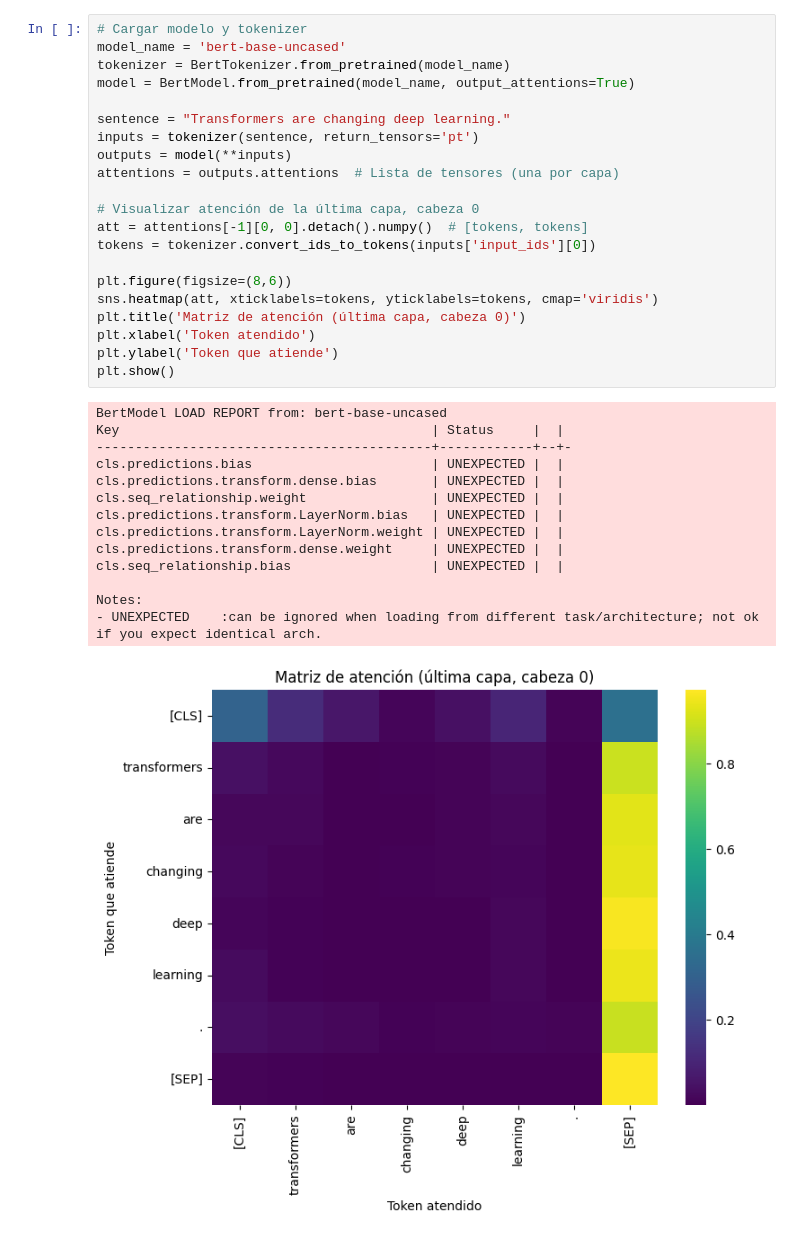
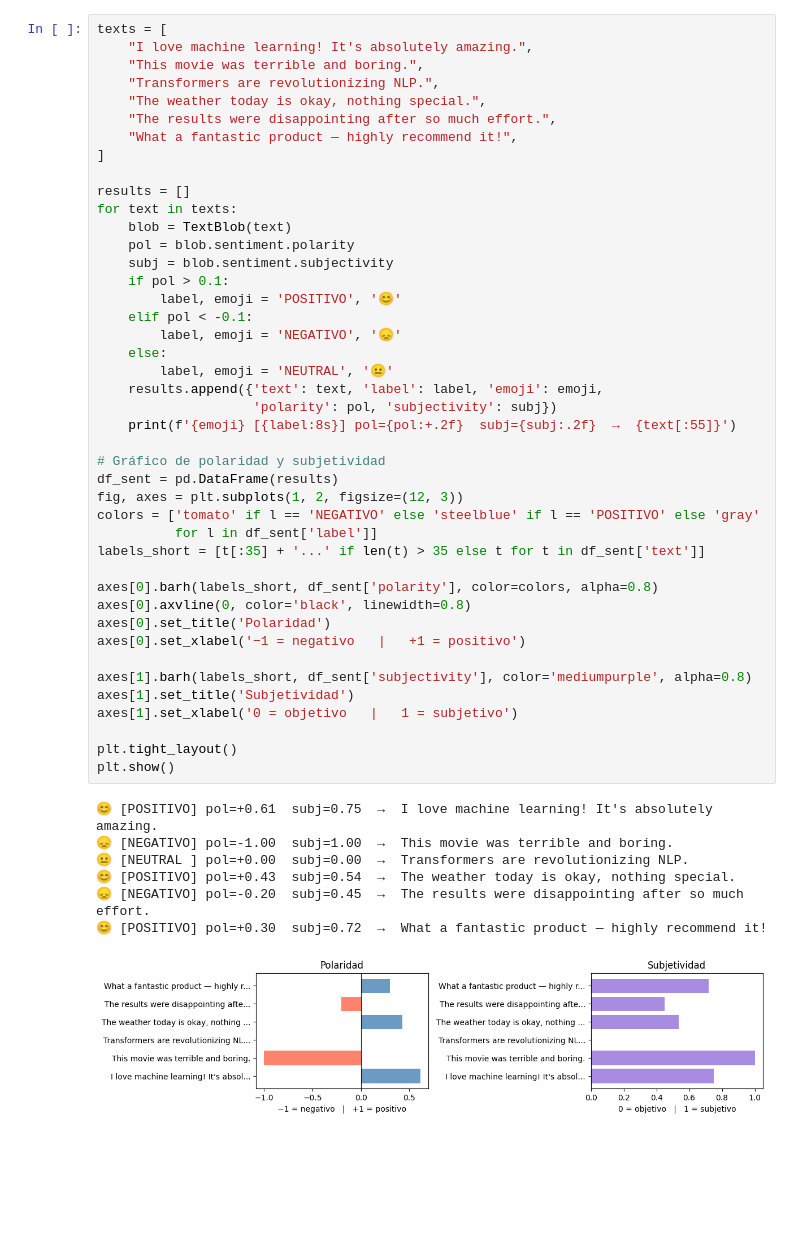
Before and after one commit to Andre8h/Deep_learning, a Jupyter notebook: NOTEBOOKS EXERCISES/07_transformers.ipynb, the cells around one changed output. Cells and saved outputs as stored; diff of their text form; blank space fills up the shorter version.

```diff
--- a/NOTEBOOKS EXERCISES/07_transformers.ipynb
+++ b/NOTEBOOKS EXERCISES/07_transformers.ipynb
@@ -90,36 +182,51 @@ Mostraremos cómo visualizar los pesos de atención de BERT.
 # %%
-# Cargar modelo y tokenizer
-model_name = 'bert-base-uncased'
-tokenizer = BertTokenizer.from_pretrained(model_name)
-model = BertModel.from_pretrained(model_name, output_attentions=True)
+texts = [
+    "I love machine learning! It's absolutely amazing.",
+    "This movie was terrible and boring.",
+    "Transformers are revolutionizing NLP.",
+    "The weather today is okay, nothing special.",
+    "The results were disappointing after so much effort.",
+    "What a fantastic product — highly recommend it!",
+]
 
-sentence = "Transformers are changing deep learning."
-inputs = tokenizer(sentence, return_tensors='pt')
-outputs = model(**inputs)
-attentions = outputs.attentions  # Lista de tensores (una por capa)
+results = []
+for text in texts:
+    blob = TextBlob(text)
+    pol = blob.sentiment.polarity
+    subj = blob.sentiment.subjectivity
+    if pol > 0.1:
+        label, emoji = 'POSITIVO', '😊'
+    elif pol < -0.1:
+        label, emoji = 'NEGATIVO', '😞'
+    else:
+        label, emoji = 'NEUTRAL', '😐'
+    results.append({'text': text, 'label': label, 'emoji': emoji,
+                    'polarity': pol, 'subjectivity': subj})
+    print(f'{emoji} [{label:8s}] pol={pol:+.2f}  subj={subj:.2f}  →  {text[:55]}')
 
-# Visualizar atención de la última capa, cabeza 0
-att = attentions[-1][0, 0].detach().numpy()  # [tokens, tokens]
-tokens = tokenizer.convert_ids_to_tokens(inputs['input_ids'][0])
+# Gráfico de polaridad y subjetividad
+df_sent = pd.DataFrame(results)
+fig, axes = plt.subplots(1, 2, figsize=(12, 3))
+colors = ['tomato' if l == 'NEGATIVO' else 'steelblue' if l == 'POSITIVO' else 'gray'
+          for l in df_sent['label']]
+labels_short = [t[:35] + '...' if len(t) > 35 else t for t in df_sent['text']]
 
-plt.figure(figsize=(8,6))
-sns.heatmap(att, xticklabels=tokens, yticklabels=tokens, cmap='viridis')
-plt.title('Matriz de atención (última capa, cabeza 0)')
-plt.xlabel('Token atendido')
-plt.ylabel('Token que atiende')
+axes[0].barh(labels_short, df_sent['polarity'], color=colors, alpha=0.8)
+axes[0].axvline(0, color='black', linewidth=0.8)
+axes[0].set_title('Polaridad')
+axes[0].set_xlabel('−1 = negativo   |   +1 = positivo')
+
+axes[1].barh(labels_short, df_sent['subjectivity'], color='mediumpurple', alpha=0.8)
+axes[1].set_title('Subjetividad')
+axes[1].set_xlabel('0 = objetivo   |   1 = subjetivo')
+
+plt.tight_layout()
 plt.show()
 # %% [output]
-BertModel LOAD REPORT from: bert-base-uncased
-Key                                        | Status     |  |
--------------------------------------------+------------+--+-
-cls.predictions.bias                       | UNEXPECTED |  |
-cls.predictions.transform.dense.bias       | UNEXPECTED |  |
-cls.seq_relationship.weight                | UNEXPECTED |  |
-cls.predictions.transform.LayerNorm.bias   | UNEXPECTED |  |
-cls.predictions.transform.LayerNorm.weight | UNEXPECTED |  |
-cls.predictions.transform.dense.weight     | UNEXPECTED |  |
-cls.seq_relationship.bias                  | UNEXPECTED |  |
-
-Notes:
-- UNEXPECTED    :can be ignored when loading from different task/architecture; not ok if you expect identical arch.
+😊 [POSITIVO] pol=+0.61  subj=0.75  →  I love machine learning! It's absolutely amazing.
+😞 [NEGATIVO] pol=-1.00  subj=1.00  →  This movie was terrible and boring.
+😐 [NEUTRAL ] pol=+0.00  subj=0.00  →  Transformers are revolutionizing NLP.
+😊 [POSITIVO] pol=+0.43  subj=0.54  →  The weather today is okay, nothing special.
+😞 [NEGATIVO] pol=-0.20  subj=0.45  →  The results were disappointing after so much effort.
+😊 [POSITIVO] pol=+0.30  subj=0.72  →  What a fantastic product — highly recommend it!
-[figure, old version]
+[figure, new version]
```
Also changed, not shown: parts of 31 cells of this notebook, 7 other files.
